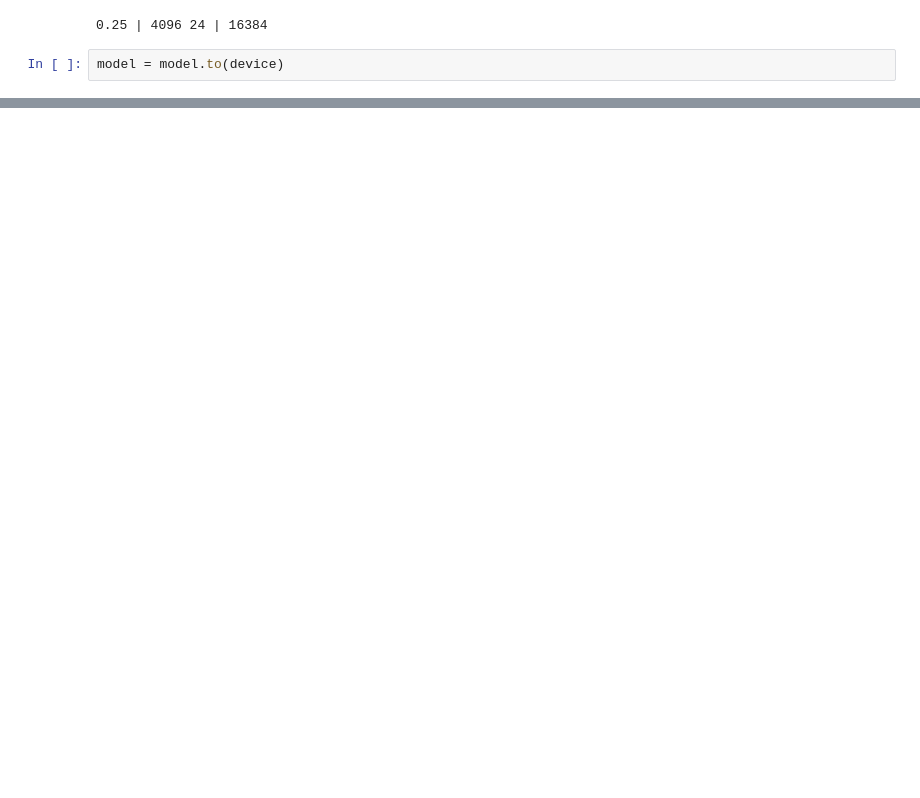
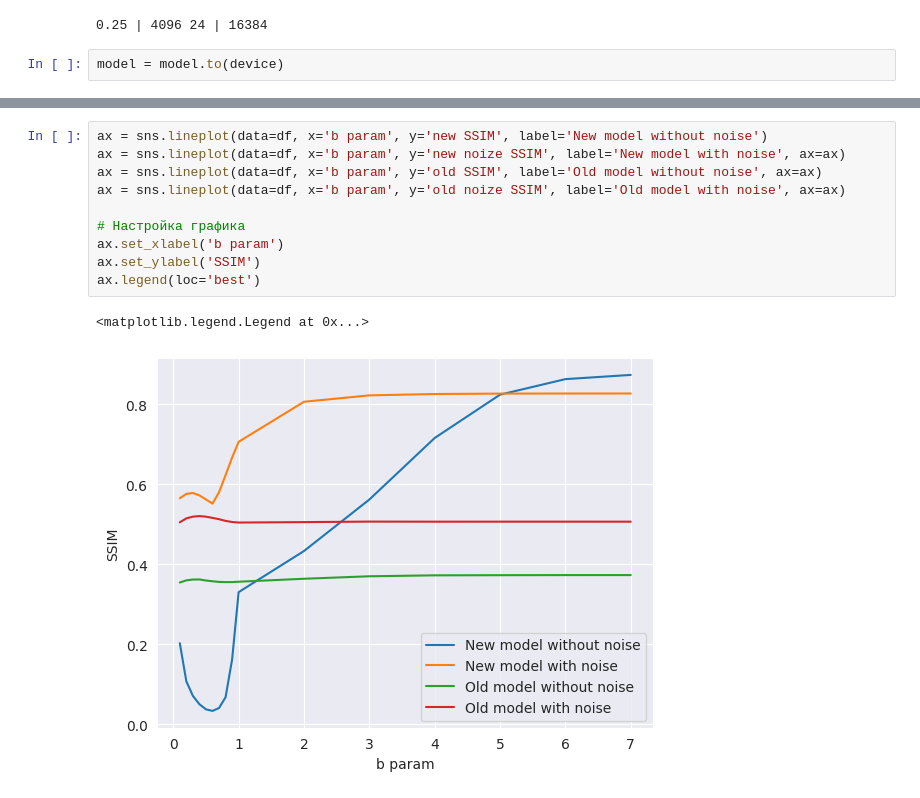
Before and after one commit to DaniinXorchenabo/info_and_coding_theory__itmo_1_1, a Jupyter notebook: notebooks/test.ipynb, the cells around one changed output, grey strips where cells are left out. Cells and saved outputs as stored; diff of their text form; blank space fills up the shorter version.

```diff
--- a/notebooks/test.ipynb
+++ b/notebooks/test.ipynb
@@ -441,0 +660,13 @@ assert modified_ssim - orig_ssim > 0.05, f"Недостаточно по кач
+# %%
+ax = sns.lineplot(data=df, x='b param', y='new SSIM', label='New model without noise')
+ax = sns.lineplot(data=df, x='b param', y='new noize SSIM', label='New model with noise', ax=ax)
+ax = sns.lineplot(data=df, x='b param', y='old SSIM', label='Old model without noise', ax=ax)
+ax = sns.lineplot(data=df, x='b param', y='old noize SSIM', label='Old model with noise', ax=ax)
+
+# Настройка графика
+ax.set_xlabel('b param')
+ax.set_ylabel('SSIM')
+ax.legend(loc='best')
+# %% [output]
+<matplotlib.legend.Legend at 0x...>
+[figure, added]
```
Also changed, not shown: parts of 26 cells of this notebook.
